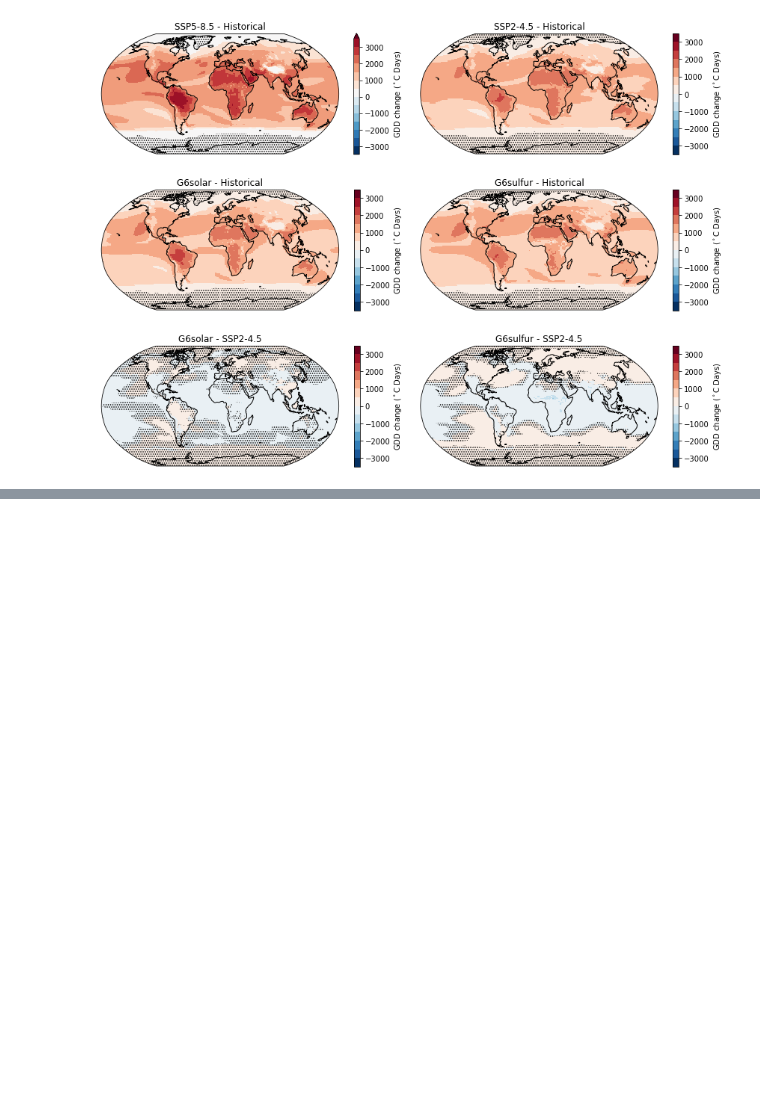
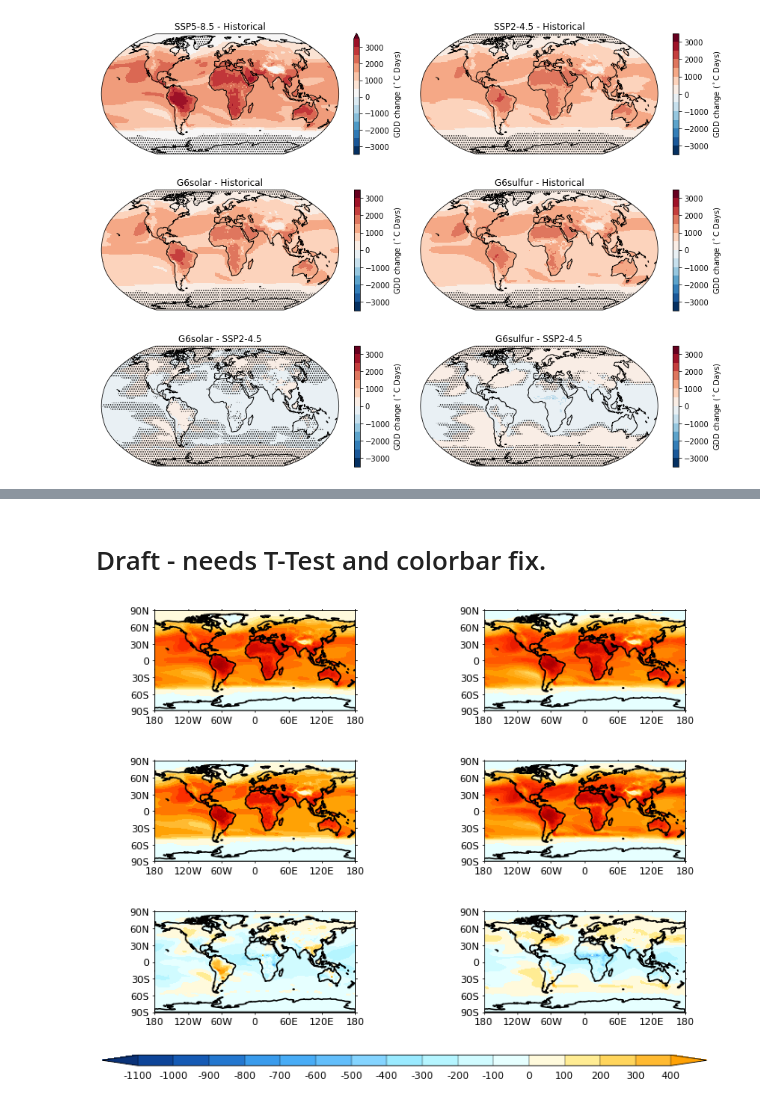
Before and after one commit to pjirvine/xarray_example, a Jupyter notebook: full_figure_example.ipynb, the cells around one changed output, grey strips where cells are left out. Saved outputs shown, nothing was run; the diff lists cells and outputs as text; code cells hidden in the pictures; blank space fills up the shorter version.

Commit message:
tidied up figure example and got cfplot partially working. added a new efficacy metric notebook with some useful shortcuts in it.

```diff
--- a/full_figure_example.ipynb
+++ b/full_figure_example.ipynb
@@ -164,7 +54,7 @@ exp='historical'
 project='CMIP'
 dates=['1960-01-01','1989-12-30'] # NOTE - UKESM1 has a 360-day calendar with 30-day months
 
-historical_mean, historical_std = ens_quick(dates, data_dir, model, centre, var, domain, exp, project, runs, grid, index_name, index_kwargs, time_files)
+historical_mean, historical_std = get_ens_index(dates, data_dir, model, centre, var, domain, exp, project, runs, grid, index_name, index_kwargs, time_files)
 
 
 # Load G6solar ensemble-mean datasets
@@ -172,28 +62,28 @@ exp='G6solar'
 project='GeoMIP'
 dates=['2070-01-01','2099-12-30'] # NOTE - UKESM1 has a 360-day calendar with 30-day months
 
-G6solar_mean, G6solar_std = ens_quick(dates, data_dir, model, centre, var, domain, exp, project, runs, grid, index_name, index_kwargs, time_files)
+G6solar_mean, G6solar_std = get_ens_index(dates, data_dir, model, centre, var, domain, exp, project, runs, grid, index_name, index_kwargs, time_files)
 
 # Load G6sulfur ensemble-mean datasets
 exp='G6sulfur'
 project='GeoMIP'
 dates=['2070-01-01','2099-12-30'] # NOTE - UKESM1 has a 360-day calendar with 30-day months
 
-G6sulfur_mean, G6sulfur_std = ens_quick(dates, data_dir, model, centre, var, domain, exp, project, runs, grid, index_name, index_kwargs, time_files)
+G6sulfur_mean, G6sulfur_std = get_ens_index(dates, data_dir, model, centre, var, domain, exp, project, runs, grid, index_name, index_kwargs, time_files)
 
 # Load ssp585 ensemble-mean datasets
 project='ScenarioMIP'
 exp='ssp585'
 dates=['2070-01-01','2099-12-30'] # NOTE - UKESM1 has a 360-day calendar with 30-day months
 
-ssp585_mean, ssp585_std = ens_quick(dates, data_dir, model, centre, var, domain, exp, project, runs, grid, index_name, index_kwargs, time_files)
+ssp585_mean, ssp585_std = get_ens_index(dates, data_dir, model, centre, var, domain, exp, project, runs, grid, index_name, index_kwargs, time_files)
 
 # Load ssp245 ensemble-mean datasets
 project='ScenarioMIP'
 exp='ssp245'
 dates=['2070-01-01','2099-12-30'] # NOTE - UKESM1 has a 360-day calendar with 30-day months
 
-ssp245_mean, ssp245_std = ens_quick(dates, data_dir, model, centre, var, domain, exp, project, runs, grid, index_name, index_kwargs, time_files)
+ssp245_mean, ssp245_std = get_ens_index(dates, data_dir, model, centre, var, domain, exp, project, runs, grid, index_name, index_kwargs, time_files)
 # %% [output]
 loading existing files growing_degree_days_day_UKESM1-0-LL_historical_r1i1p1f2_gn_1960-01-01_1989-12-30.nc
 loading existing files growing_degree_days_day_UKESM1-0-LL_historical_r4i1p1f2_gn_1960-01-01_1989-12-30.nc
@@ -411,16 +293,20 @@ fig.tight_layout()
+# %% [markdown]
+# Draft - needs T-Test and colorbar fix.
 # %%
-# cfp.gopen(rows=3, columns=2, bottom=0.2)
+cfp.gopen(rows=3, columns=2, bottom=0.2)
 # cfp.gpos(1)
-# cfp.con(f=ssp585_anom, x=lons, y=lats, ptype=1, lines=False, colorbar=None)
-# cfp.gpos(2)
-# cfp.con(f=ssp245_anom, x=lons, y=lats, ptype=1, lines=False, colorbar=None)
-# cfp.gpos(3)
-# cfp.con(f=G6solar_anom, x=lons, y=lats, ptype=1, lines=False, colorbar=None)
-# cfp.gpos(4)
-# cfp.con(f=G6sulfur_anom, x=lons, y=lats, ptype=1, lines=False, colorbar=None)
-# cfp.gpos(5)
-# cfp.con(f=G6solar_45_anom, x=lons, y=lats, ptype=1, lines=False, colorbar=None)
-# cfp.gpos(6)
-# cfp.con(f=G6sulfur_45_anom, x=lons, y=lats, ptype=1, lines=False, colorbar_position=[0.1, 0.1, 0.8, 0.02],
-#         colorbar_orientation='horizontal')
-# cfp.gclose()
+cfp.con(f=ssp585_anom, x=lons, y=lats, ptype=1, lines=False, colorbar=None)
+cfp.gpos(2)
+cfp.con(f=ssp245_anom, x=lons, y=lats, ptype=1, lines=False, colorbar=None)
+cfp.gpos(3)
+cfp.con(f=G6solar_anom, x=lons, y=lats, ptype=1, lines=False, colorbar=None)
+cfp.gpos(4)
+cfp.con(f=G6sulfur_anom, x=lons, y=lats, ptype=1, lines=False, colorbar=None)
+cfp.gpos(5)
+cfp.con(f=G6solar_45_anom, x=lons, y=lats, ptype=1, lines=False, colorbar=None)
+cfp.gpos(6)
+cfp.con(f=G6sulfur_45_anom, x=lons, y=lats, ptype=1, lines=False, colorbar_position=[0.1, 0.1, 0.8, 0.02],
+        colorbar_orientation='horizontal')
+cfp.gclose()
+# %% [output]
+[figure, added]
```
Also changed, not shown: parts of 7 cells of this notebook, 2 other files.
